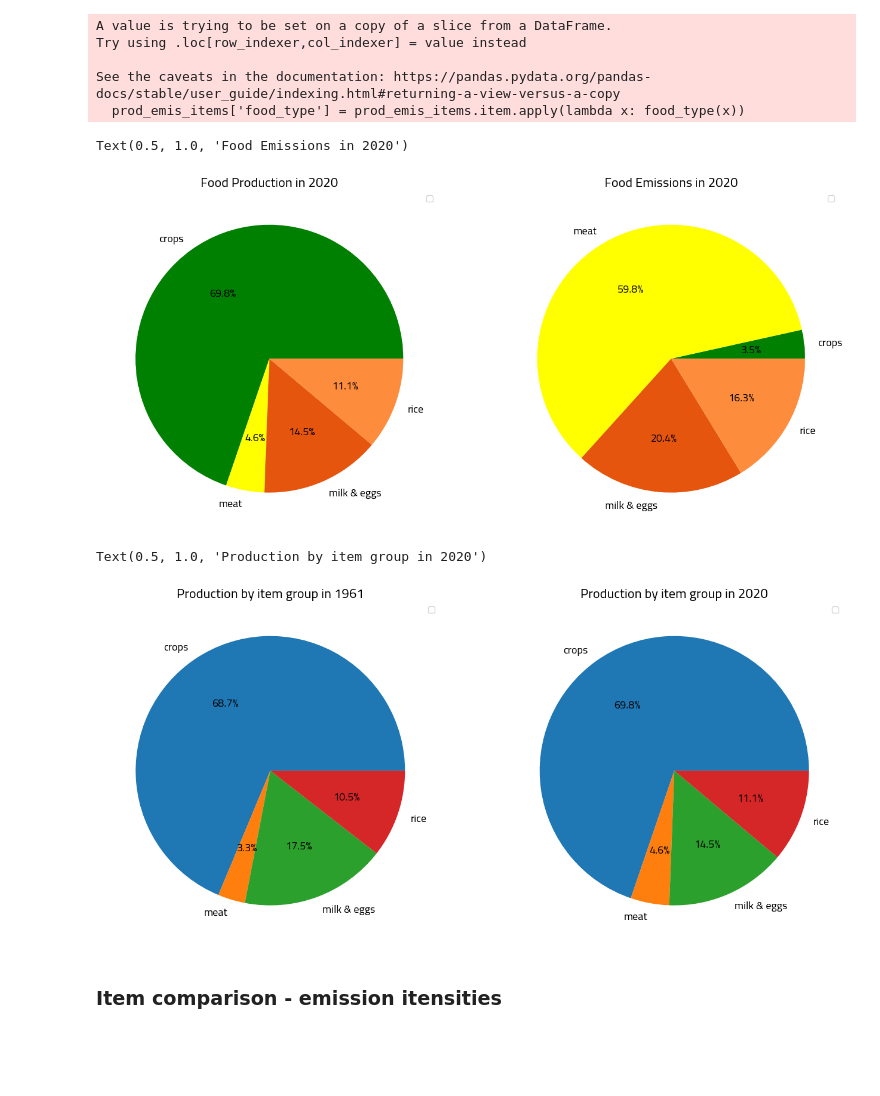
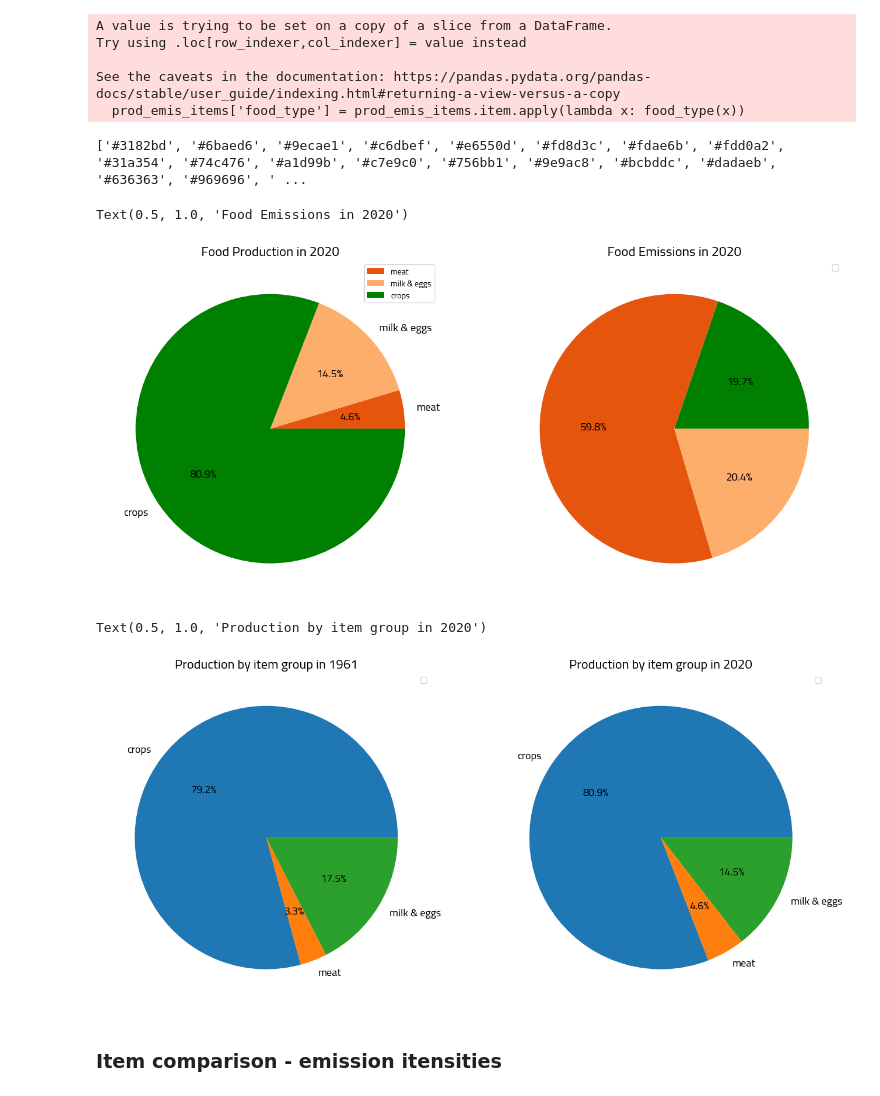
Before and after one commit to kostinam/neuefische-capstone, a Jupyter notebook: cl-eda.ipynb, the cells around one changed output. Saved outputs shown, nothing was run; the diff lists cells and outputs as text; code cells hidden in the pictures; blank space fills up the shorter version.

```diff
--- a/cl-eda.ipynb
+++ b/cl-eda.ipynb
@@ -19,7 +19,7 @@ df_prod_emis = fs.get_dataframe("SELECT * from production_and_emissions_new")
 df_prod_emis['prod_pop'] = df_prod_emis['production_in_t'] / df_prod_emis['population']
 df_prod_emis['emis_pop'] = df_prod_emis['emissions_co2eq_combined_in_kt'] / df_prod_emis['population']
 df_prod_emis = df_prod_emis[df_prod_emis['item_category'] != 'Live Animals']
-df_prod_emis = df_prod_emis[~df_prod_emis['country'].isin(['China', 'China, Hong Kong SAR'])]
+df_prod_emis = df_prod_emis[~df_prod_emis['country'].isin(['China, mainland', 'China, Hong Kong SAR', 'China, Macao SAR', 'China, Taiwan Province of'])]
 # %%
 df_prod_emis.info()
 # %% [output]
@@ -453,7 +484,7 @@ Text(0, 0.5, 'Emissions in kt (co2eq)')
 # %%
 prod_emis_items = df_prod_emis[(df_prod_emis.emissions_co2eq_combined_in_kt.notnull()) & (df_prod_emis.country == 'World')]
 # %%
-items = prod_emis_countries.item.unique().tolist()
+items = prod_emis_items.item.unique().tolist()
 meat = list(filter(lambda x: 'Meat' in x, items))
 milk_eggs= list(filter(lambda x: 'Raw milk' in x or 'Hen eggs' in x, items))
 rice = list(filter(lambda x: 'Rice' in x, items))
@@ -464,8 +495,6 @@ def food_type(food_item):
         return 'meat'
     elif food_item in milk_eggs:
         return 'milk & eggs'
-    elif food_item in rice:
-        return 'rice'
     return 'crops'
 # %%
 prod_emis_items['food_type'] = prod_emis_items.item.apply(lambda x: food_type(x))
@@ -475,21 +504,29 @@ Try using .loc[row_indexer,col_indexer] = value instead
 
 See the caveats in the documentation: https://pandas.pydata.org/pandas-docs/stable/user_guide/indexing.html#returning-a-view-versus-a-copy
   prod_emis_items['food_type'] = prod_emis_items.item.apply(lambda x: food_type(x))
+# %%
+from mycolorpy import colorlist as mcp
+import numpy as np
+
+color1=mcp.gen_color(cmap="tab20c",n=20)
+print(color1)
+# %% [output]
+['#3182bd', '#6baed6', '#9ecae1', '#c6dbef', '#e6550d', '#fd8d3c', '#fdae6b', '#fdd0a2', '#31a354', '#74c476', '#a1d99b', '#c7e9c0', '#756bb1', '#9e9ac8', '#bcbddc', '#dadaeb', '#636363', '#969696', ' ...
 # %%
 fig, axes = plt.subplots(1, 2, figsize=(16, 8))
 plt.rcParams['font.family'] = 'Cairo'
 
 prod_emis_items_1 = prod_emis_items[prod_emis_items.year == 2020]
 
-prod_emis_items_1[['food_type', 'production_in_t']].groupby('food_type').agg('sum').plot.pie(y='production_in_t', ax=axes[0], fontsize=13, autopct='%1.1f%%', colors = ['green', 'yellow', '#e6550d', '#fd8d3c'])
+prod_emis_items_1[['food_type', 'production_in_t']].groupby('food_type').agg('sum').sort_values(by='production_in_t', ascending=True).plot.pie(y='production_in_t', ax=axes[0], fontsize=13, autopct='%1.1f%%', colors = ['#e6550d', '#fdae6b', 'green'])
 axes[0].set_ylabel('')
-axes[0].legend('')
+axes[0].legend()
 axes[0].set_title('Food Production in 2020', fontsize=16)
 
-prod_emis_items_1[['food_type', 'emissions_co2eq_combined_in_kt']].groupby('food_type').agg('sum').plot.pie(y='emissions_co2eq_combined_in_kt', ax=axes[1], fontsize=13, autopct='%1.1f%%', colors = ['green', 'yellow', '#e6550d', '#fd8d3c'])
+prod_emis_items_1[['food_type', 'emissions_co2eq_combined_in_kt']].groupby('food_type').agg('sum').plot.pie(y='emissions_co2eq_combined_in_kt', ax=axes[1], fontsize=13, autopct='%1.1f%%', colors = ['green', '#e6550d', '#fdae6b'], labels=['', '', ''])
 axes[1].set_ylabel('')
 axes[1].legend('')
 axes[1].set_title('Food Emissions in 2020', fontsize=16)
 # %% [output]
 Text(0.5, 1.0, 'Food Emissions in 2020')
-[figure, old version]
+[figure, new version]
@@ -516,7 +547,7 @@ axes[1].legend('')
 axes[1].set_title('Production by item group in 2020', fontsize=16)
 # %% [output]
 Text(0.5, 1.0, 'Production by item group in 2020')
-[figure, old version]
+[figure, new version]
 # %% [markdown]
 ### Item comparison - emission itensities
 # %%
```
Also changed, not shown: parts of 16 cells of this notebook.
